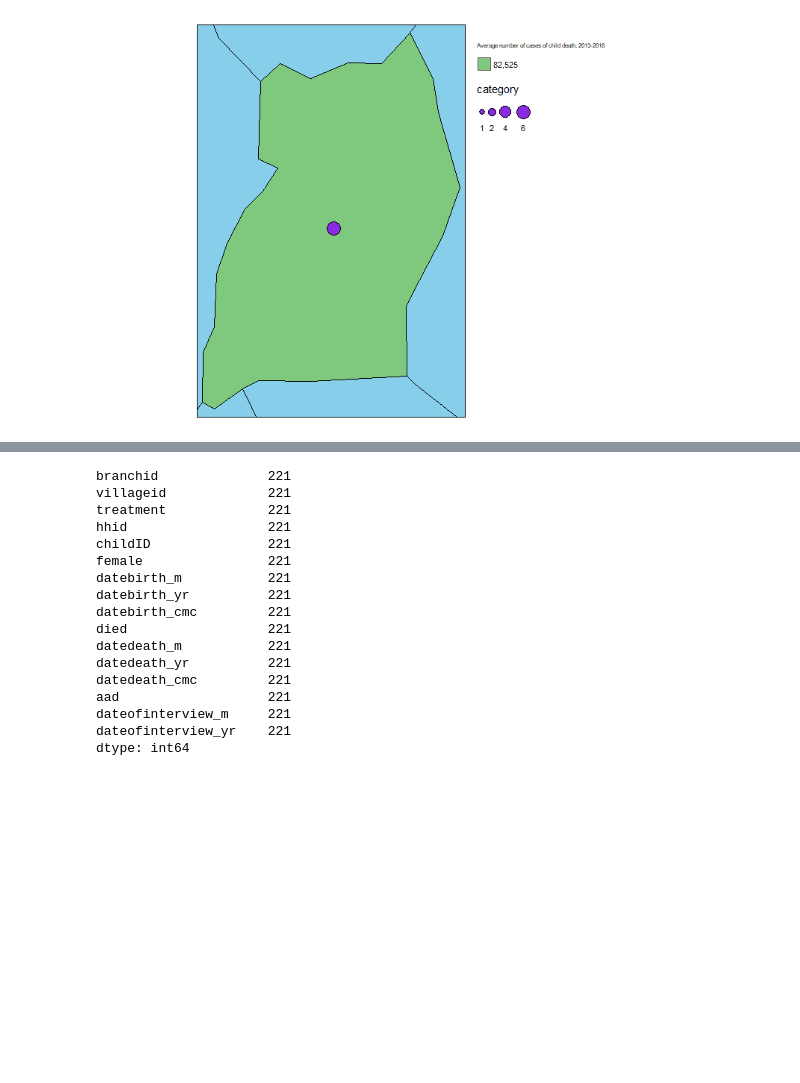
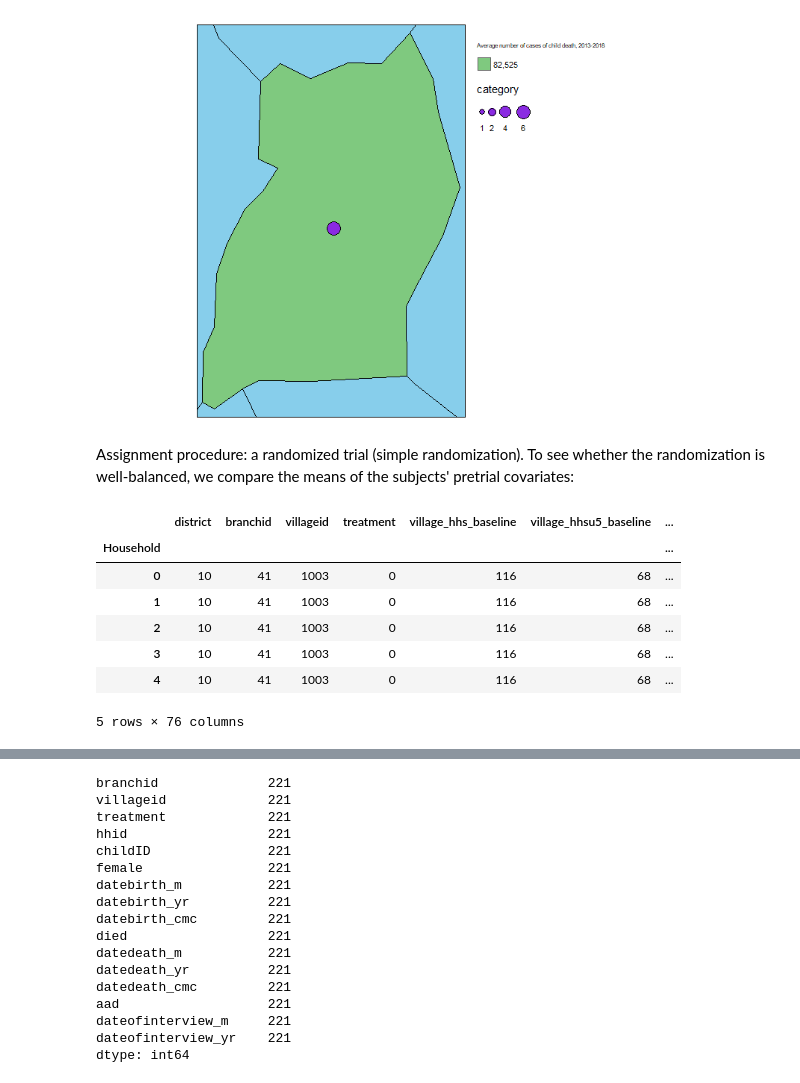
Before and after one commit to madinajapakhova/Project-replication, a Jupyter notebook: MJapakhova project(replication).ipynb, the cells around one changed output, grey strips where cells are left out. Saved outputs shown, nothing was run; the diff lists cells and outputs as text; code cells hidden in the pictures; blank space fills up the shorter version.

```diff
--- a/MJapakhova project(replication).ipynb
+++ b/MJapakhova project(replication).ipynb
@@ -24,3 +25,18 @@ import statsmodels as sm
 import statsmodels.formula.api as smf
 import statsmodels.api as sm_api
 import statsmodels.regression.linear_model as sm
+# %% [markdown]
+Assignment procedure: a randomized trial (simple randomization). To see whether the randomization is well-balanced, we compare the means of the subjects' pretrial covariates:
+# %%
+baseline = pd.read_csv("AEJ2018_HHmain.csv")
+baseline.index.set_names("Household", inplace = True)
+baseline.head()
+# %% [output]
+|  | district | branchid | villageid | treatment | village_hhs_baseline | village_hhsu5_baseline | ... |
+| Household |  |  |  |  |  |  | ... |
+| 0 | 10 | 41 | 1003 | 0 | 116 | 68 | ... |
+| 1 | 10 | 41 | 1003 | 0 | 116 | 68 | ... |
+| 2 | 10 | 41 | 1003 | 0 | 116 | 68 | ... |
+| 3 | 10 | 41 | 1003 | 0 | 116 | 68 | ... |
+| 4 | 10 | 41 | 1003 | 0 | 116 | 68 | ... |
+5 rows × 76 columns
```
Also changed, not shown: parts of 4 cells of this notebook.
